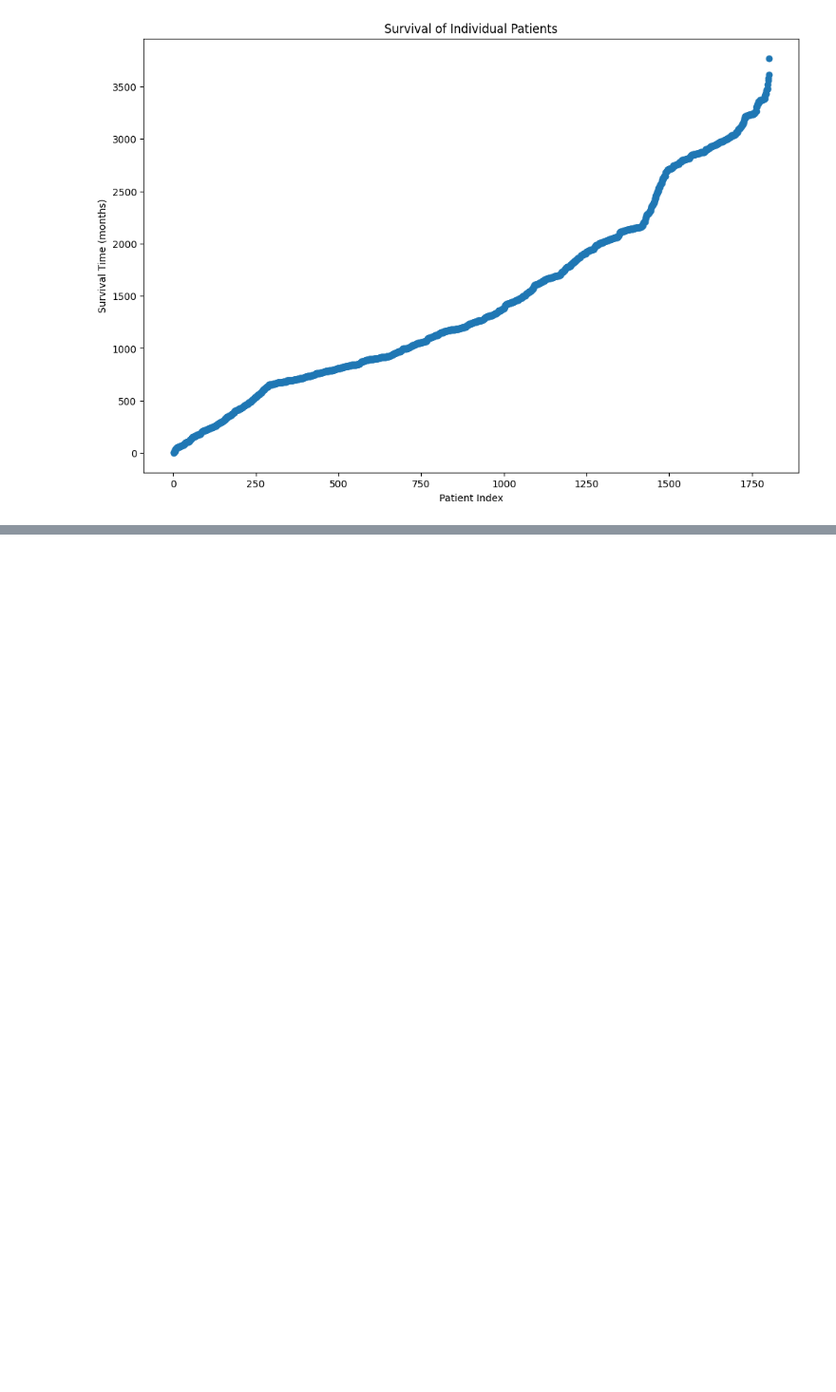
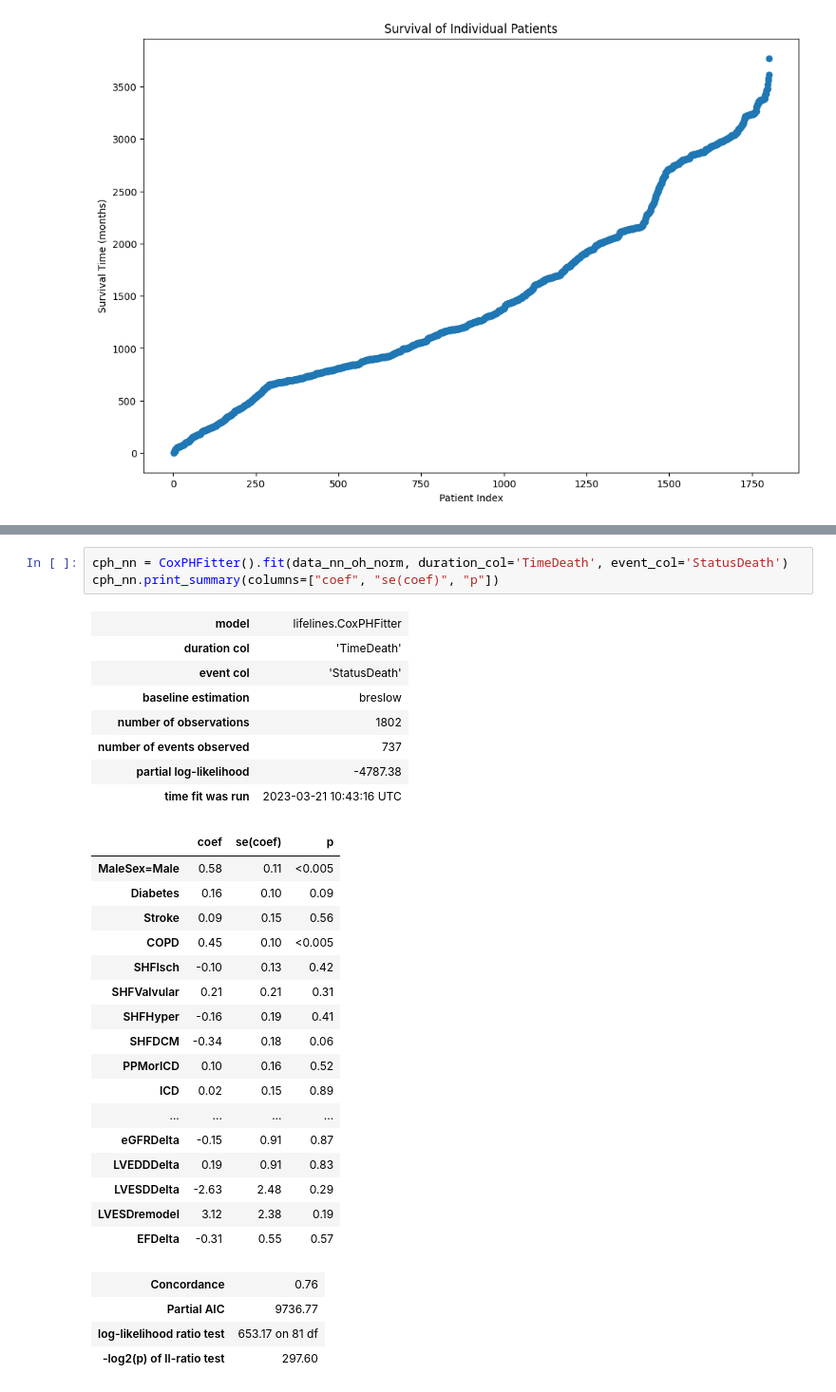
Before and after one commit to omariosc/survival-analysis, a Jupyter notebook: Survival.ipynb, the cells around one changed output, grey strips where cells are left out. Shown at 95% size. Cells and saved outputs as stored; diff of their text form; blank space fills up the shorter version.

```diff
--- a/Survival.ipynb
+++ b/Survival.ipynb
@@ -661,0 +972,33 @@ class NN(torch.nn.Module):
+# %%
+cph_nn = CoxPHFitter().fit(data_nn_oh_norm, duration_col='TimeDeath', event_col='StatusDeath')
+cph_nn.print_summary(columns=["coef", "se(coef)", "p"])
+# %% [output]
+| model | lifelines.CoxPHFitter |
+| duration col | 'TimeDeath' |
+| event col | 'StatusDeath' |
+| baseline estimation | breslow |
+| number of observations | 1802 |
+| number of events observed | 737 |
+| partial log-likelihood | -4787.38 |
+| time fit was run | 2023-03-21 10:43:16 UTC |
+|  | coef | se(coef) | p |
+| MaleSex=Male | 0.58 | 0.11 | <0.005 |
+| Diabetes | 0.16 | 0.10 | 0.09 |
+| Stroke | 0.09 | 0.15 | 0.56 |
+| COPD | 0.45 | 0.10 | <0.005 |
+| SHFIsch | -0.10 | 0.13 | 0.42 |
+| SHFValvular | 0.21 | 0.21 | 0.31 |
+| SHFHyper | -0.16 | 0.19 | 0.41 |
+| SHFDCM | -0.34 | 0.18 | 0.06 |
+| PPMorICD | 0.10 | 0.16 | 0.52 |
+| ICD | 0.02 | 0.15 | 0.89 |
+| ... | ... | ... | ... |
+| eGFRDelta | -0.15 | 0.91 | 0.87 |
+| LVEDDDelta | 0.19 | 0.91 | 0.83 |
+| LVESDDelta | -2.63 | 2.48 | 0.29 |
+| LVESDremodel | 3.12 | 2.38 | 0.19 |
+| EFDelta | -0.31 | 0.55 | 0.57 |
+| Concordance | 0.76 |
+| Partial AIC | 9736.77 |
+| log-likelihood ratio test | 653.17 on 81 df |
+| -log2(p) of ll-ratio test | 297.60 |
```
Also changed, not shown: parts of 26 cells of this notebook, 2 other files.
